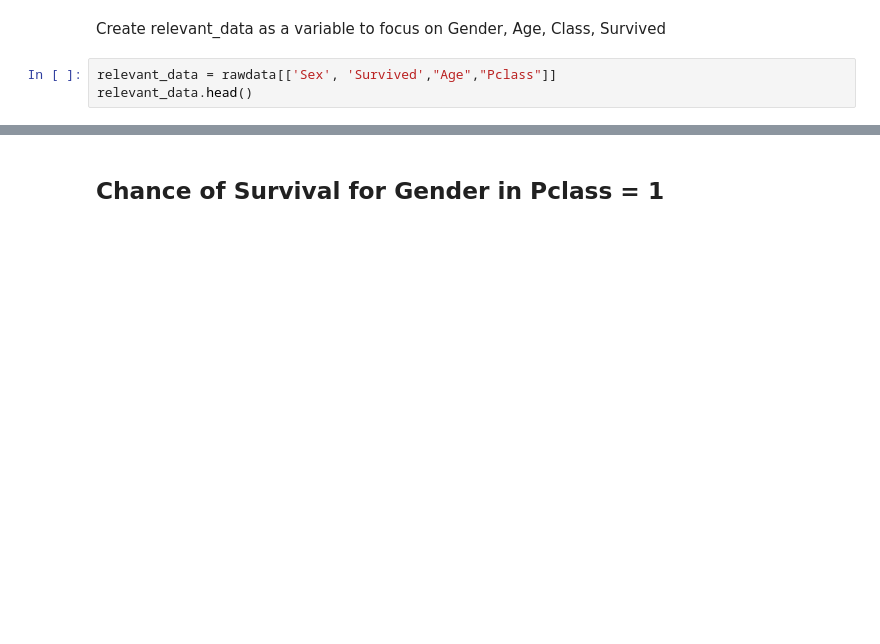
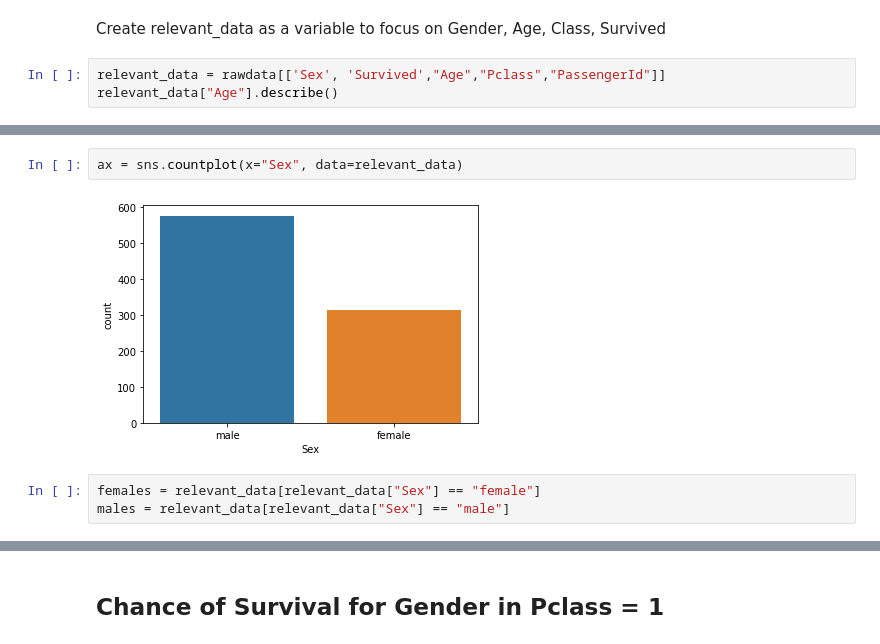
Before and after one commit to Blitzbert/Titanic, a Jupyter notebook: Survival Chance.ipynb, the cells around one changed output, grey strips where cells are left out. Saved outputs shown, nothing was run; the diff lists cells and outputs as text; blank space fills up the shorter version.

Commit message:
new data analysis from the scratch. Transformed csv to xlsx in order to check data

```diff
--- a/Survival Chance.ipynb
+++ b/Survival Chance.ipynb
@@ -21,6 +16,6 @@ rawdata.head()
 # %% [markdown]
 Create relevant_data as a variable to focus on Gender, Age, Class, Survived
 # %%
-relevant_data = rawdata[['Sex', 'Survived',"Age","Pclass"]]
-relevant_data.head()
+relevant_data = rawdata[['Sex', 'Survived',"Age","Pclass","PassengerId"]]
+relevant_data["Age"].describe()
 # %% [output]
@@ -42,0 +52,7 @@ z.head()
+# %%
+ax = sns.countplot(x="Sex", data=relevant_data)
+# %% [output]
+[figure, added]
+# %%
+females = relevant_data[relevant_data["Sex"] == "female"]
+males = relevant_data[relevant_data["Sex"] == "male"]
```
Also changed, not shown: parts of 61 cells of this notebook, 2 other files.
